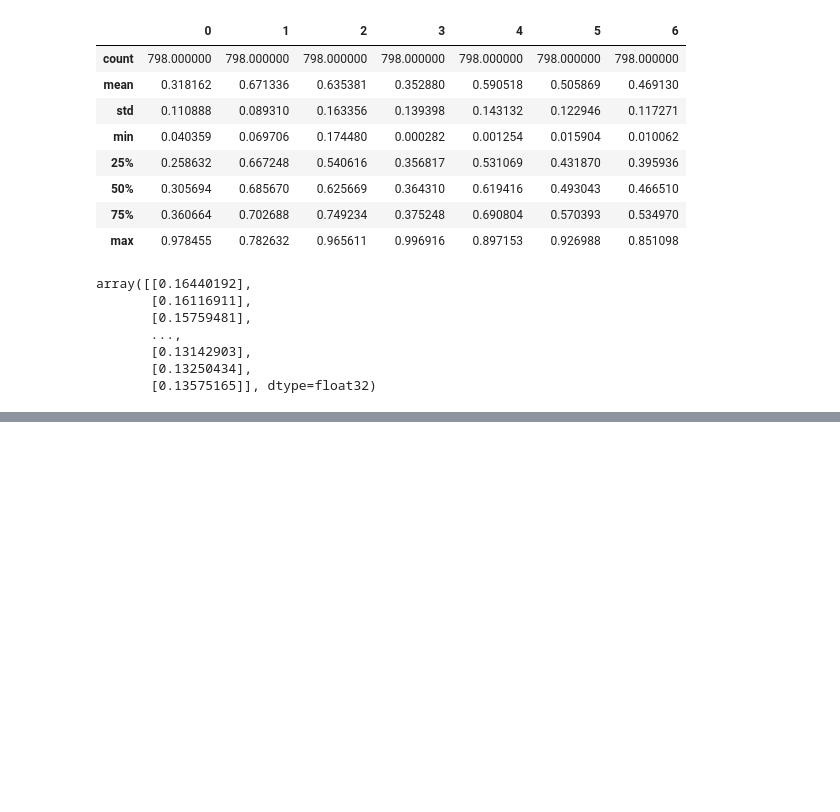
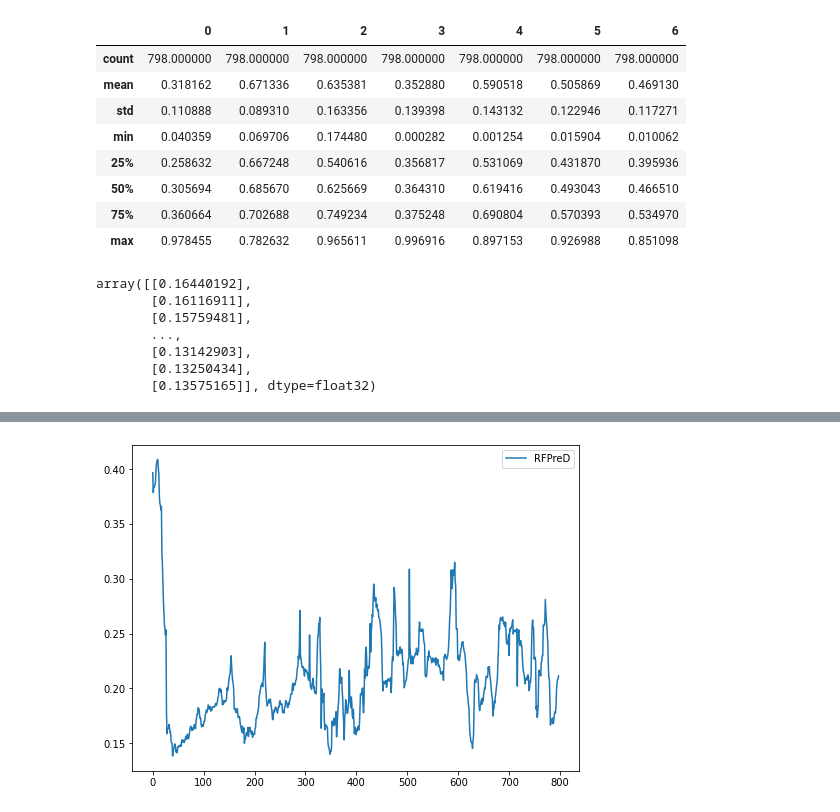
Before and after one commit to LeBronLiHD/ZJU2021_Data-driven_Modeling_Application, a Jupyter notebook: Simple-model/LSTM1/LSTM1/LSTM1.ipynb, the cells around one changed output, grey strips where cells are left out. Cells and saved outputs as stored; diff of their text form; code cells hidden in the pictures; blank space fills up the shorter version.

```diff
--- a/Simple-model/LSTM1/LSTM1/LSTM1.ipynb
+++ b/Simple-model/LSTM1/LSTM1/LSTM1.ipynb
@@ -179,12 +179,14 @@ ax1.legend(loc='best')
 # %%
-#用于提交的测试数据
+# 用于提交的测试数据
 
-# data_test = np.array(data_test)
-# data_test = np.expand_dims(data_test,axis=-1)
-# test_submit = model.predict(data_test)
-# fig, ax = plt.subplots(figsize=(8,6))
-# ax.plot(test_submit, '-',label='RFPreD')
-# ax.legend(loc='best')
-# test_submit = pd.DataFrame(test_submit)
-# test_submit.index = np.linspace(1,798,798)
-# test_submit.to_csv("test_SP_LSTM.csv")
+data_test = np.array(data_test)
+data_test = np.expand_dims(data_test,axis=-1)
+test_submit = model.predict(data_test)
+fig, ax = plt.subplots(figsize=(8,6))
+ax.plot(test_submit, '-',label='RFPreD')
+ax.legend(loc='best')
+test_submit = pd.DataFrame(test_submit)
+test_submit.index = np.linspace(1,798,798)
+test_submit.to_csv("test_SP_LSTM.csv")
+# %% [output]
+[figure, added]
```
Also changed, not shown: parts of 5 cells of this notebook, 1 other file.
